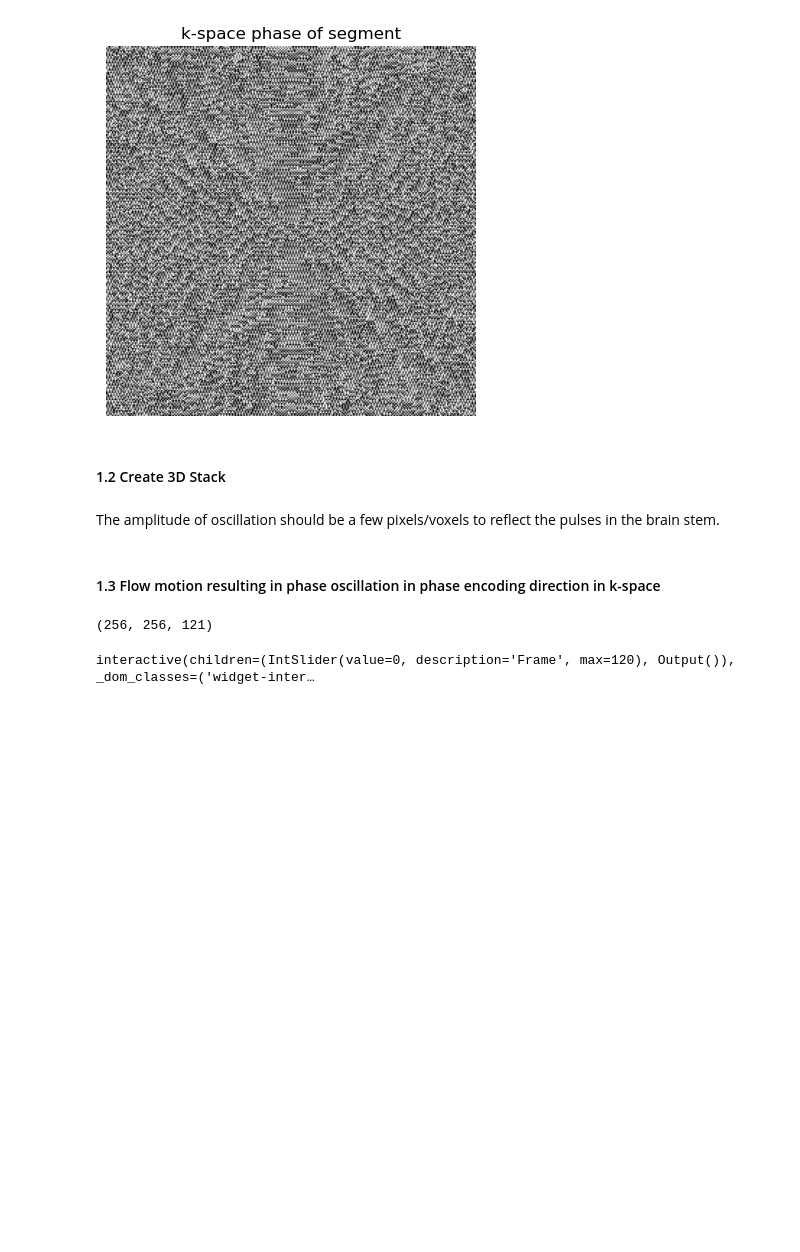
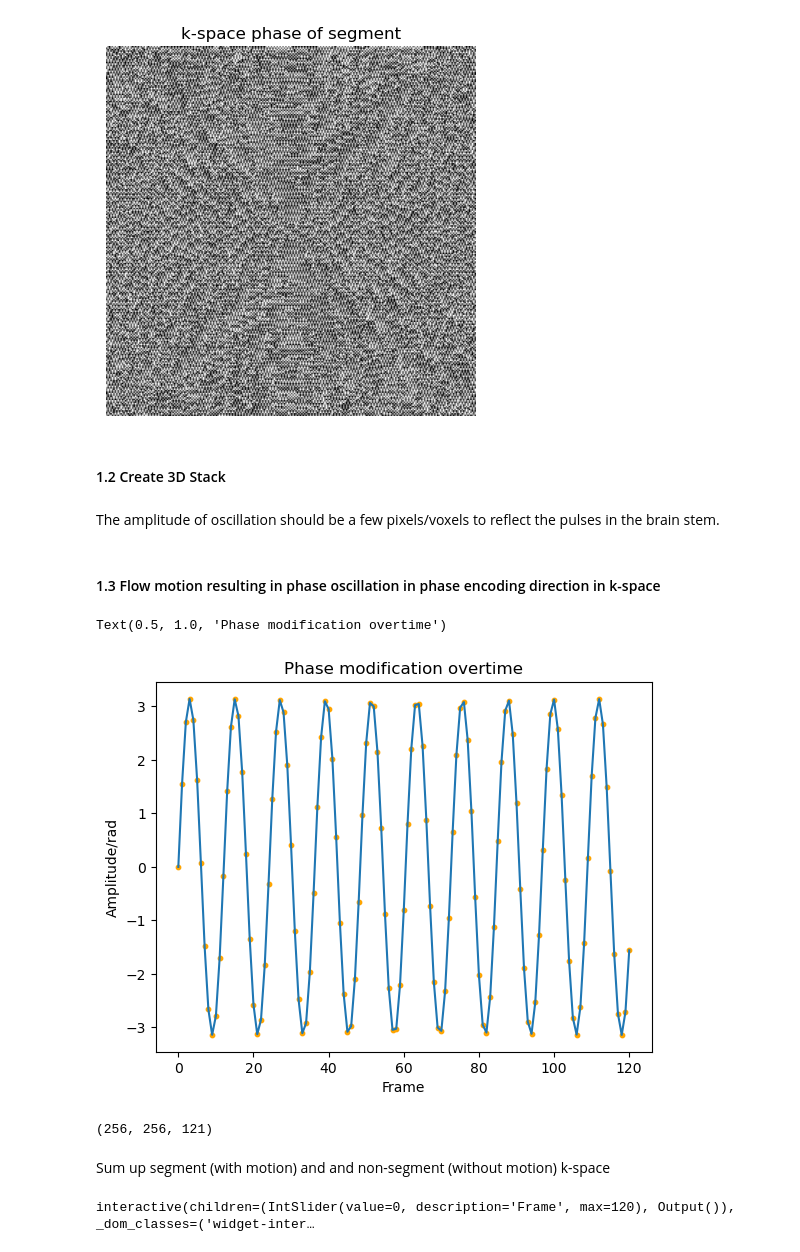
Before and after one commit to ellieYD/MRI_Flow_Motion_Correction, a Jupyter notebook: PhantomSimulation_FlowMotion.ipynb, the cells around one changed output. Saved outputs shown, nothing was run; the diff lists cells and outputs as text; code cells hidden in the pictures; blank space fills up the shorter version.

```diff
--- a/PhantomSimulation_FlowMotion.ipynb
+++ b/PhantomSimulation_FlowMotion.ipynb
@@ -156,19 +159,38 @@ for frame in range(num_frames):
 # %%
 #Apply a sinusoidal phase modification across segmented k-space frames
 
+#define amplitude and frequency of phase oscillation
 phase_oscillation_amplitude = np.pi #apply phase quadratic term
-phase_oscillation_frequency = 20
+phase_oscillation_frequency = 10
+phase_modification_train = np.array([]) #initialise empty array to store moficiations to be visualised
+frames = np.array([])
 
 for i in range(num_frames):
     phase_modification = phase_oscillation_amplitude * np.sin(2 * np.pi * phase_oscillation_frequency * i / num_frames)
-    kspace_stack_segment[:,:,i] = kspace_stack_segment[:,:,i] * np.exp(1j * phase_modification)
+    kspace_stack_segment[:,:,i] = kspace_stack_segment[:,:,i] * np.exp(1j * phase_modification) #apply phase oscillation
     kspace_stack_segment_mag[:,:,frame] = np.log(np.abs(kspace_stack_segment[:,:,frame]) + 1)
 
+    phase_modification_train = np.append(phase_modification_train, phase_modification)
+    frames = np.append(frames, i)
+
 kspace_stack_segment_phase = np.angle(kspace_stack_segment)
+# %%
+#visualise phase oscillation
+plt.figure()
+plt.plot(frames,phase_modification_train)
+plt.scatter(frames, phase_modification_train, color='orange', s=10)
+plt.ylabel('Amplitude/rad')
+plt.xlabel('Frame')
+plt.title('Phase modification overtime')
+# %% [output]
+Text(0.5, 1.0, 'Phase modification overtime')
+[figure, added]
 # %%
 print(np.shape(kspace_stack_segment_phase))
 # %% [output]
 (256, 256, 121)
+# %% [markdown]
+Sum up segment (with motion) and and non-segment (without motion) k-space
 # %%
 kspace_stack_mag = np.zeros((256,256,num_frames))
 
```
Also changed, not shown: parts of 3 cells of this notebook.
